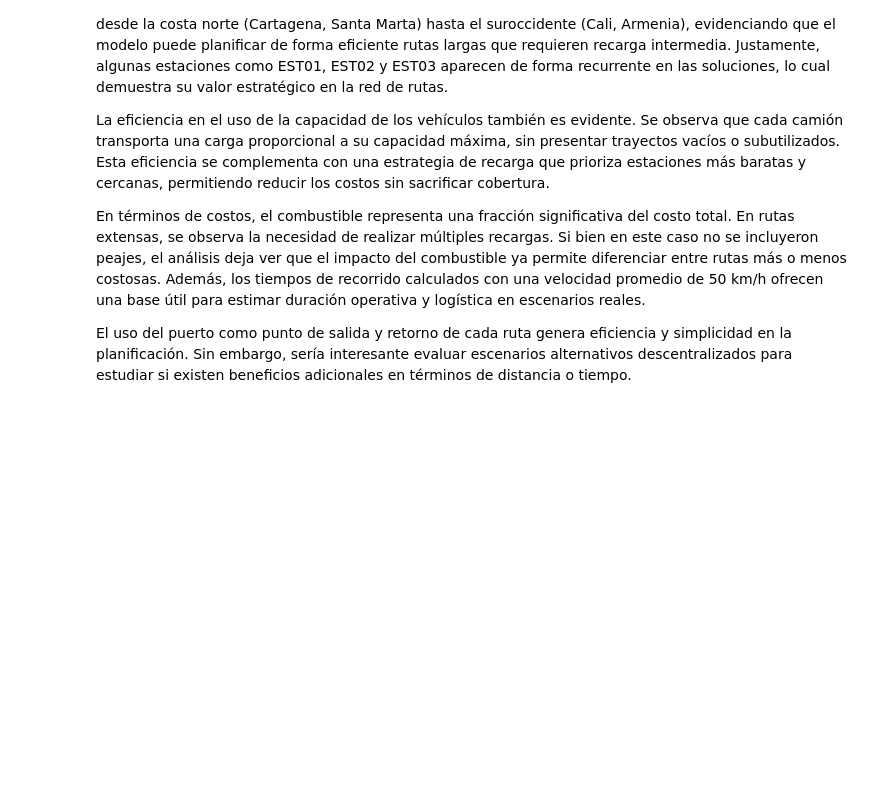
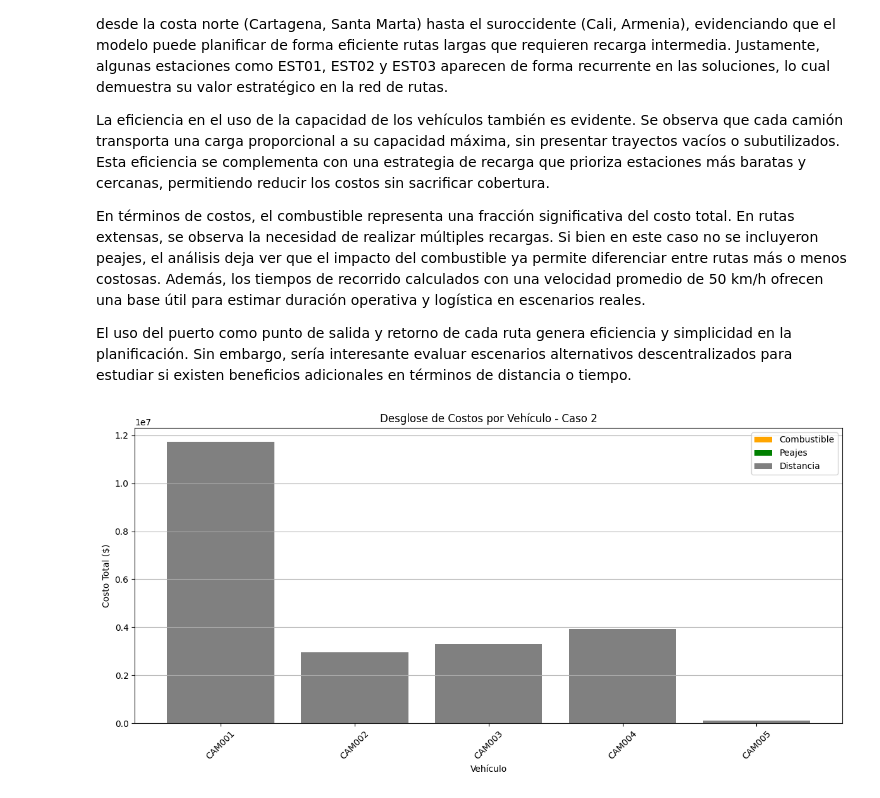
Before and after one commit to gabrielaeescobar/MOS-Proyecto, a Jupyter notebook: caso2.ipynb, the cells around one changed output. Saved outputs shown, nothing was run; the diff lists cells and outputs as text; code cells hidden in the pictures; blank space fills up the shorter version.

```diff
--- a/caso2.ipynb
+++ b/caso2.ipynb
@@ -479,3 +479,29 @@ La eficiencia en el uso de la capacidad de los vehículos también es evidente.
 En términos de costos, el combustible representa una fracción significativa del costo total. En rutas extensas, se observa la necesidad de realizar múltiples recargas. Si bien en este caso no se incluyeron peajes, el análisis deja ver que el impacto del combustible ya permite diferenciar entre rutas más o menos costosas. Además, los tiempos de recorrido calculados con una velocidad promedio de 50 km/h ofrecen una base útil para estimar duración operativa y logística en escenarios reales.
 
 El uso del puerto como punto de salida y retorno de cada ruta genera eficiencia y simplicidad en la planificación. Sin embargo, sería interesante evaluar escenarios alternativos descentralizados para estudiar si existen beneficios adicionales en términos de distancia o tiempo.
+# %%
+import pandas as pd
+import matplotlib.pyplot as plt
+
+df = pd.read_csv("Proyecto_C_Caso2/verificacion_caso2.csv")
+df["TotalCost"] = pd.to_numeric(df["TotalCost"], errors="coerce")
+df["FuelCost"] = pd.to_numeric(df["FuelCost"], errors="coerce")
+df["TollCost"] = pd.to_numeric(df.get("TollCost", 0), errors="coerce")
+
+otros_costos = df["TotalCost"] - df["FuelCost"] - df["TollCost"]
+
+plt.figure(figsize=(12, 6))
+plt.bar(df["VehicleId"], df["FuelCost"], label="Combustible", color="orange")
+plt.bar(df["VehicleId"], df["TollCost"], bottom=df["FuelCost"], label="Peajes", color="green")
+plt.bar(df["VehicleId"], otros_costos, bottom=df["FuelCost"] + df["TollCost"], label="Distancia", color="gray")
+
+plt.title("Desglose de Costos por Vehículo - Caso 2")
+plt.xlabel("Vehículo")
+plt.ylabel("Costo Total ($)")
+plt.xticks(rotation=45)
+plt.legend()
+plt.grid(axis='y')
+plt.tight_layout()
+plt.show()
+# %% [output]
+[figure, added]
```
Also changed, not shown: parts of 3 cells of this notebook.
